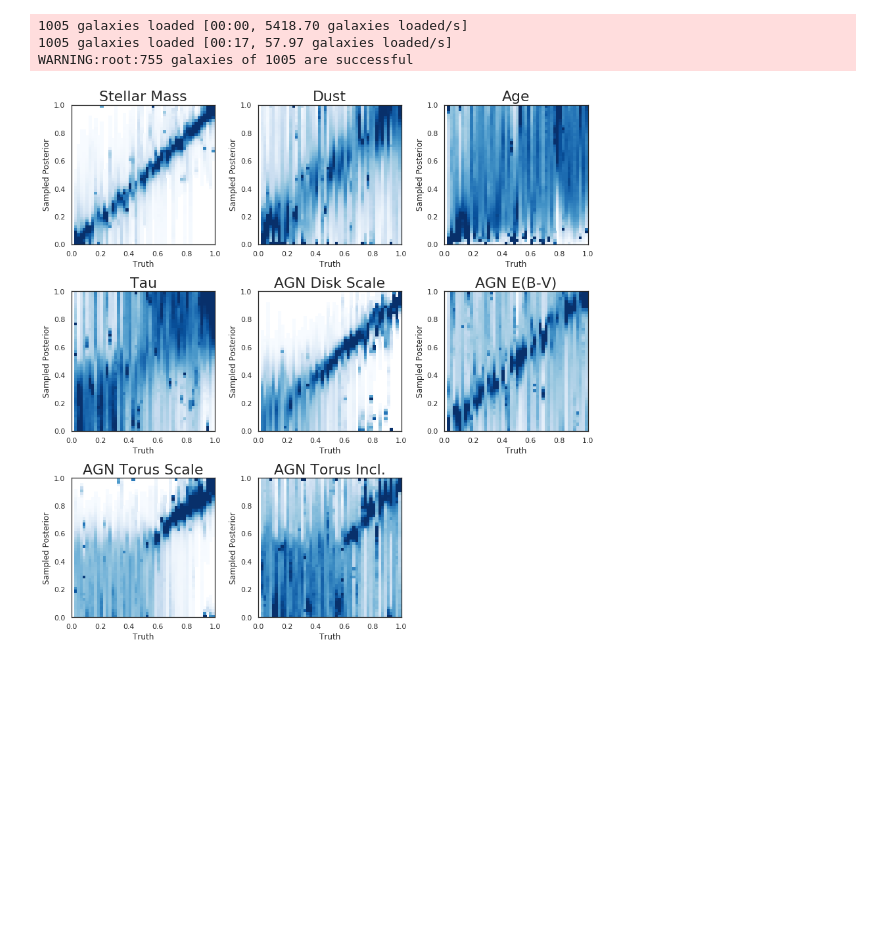
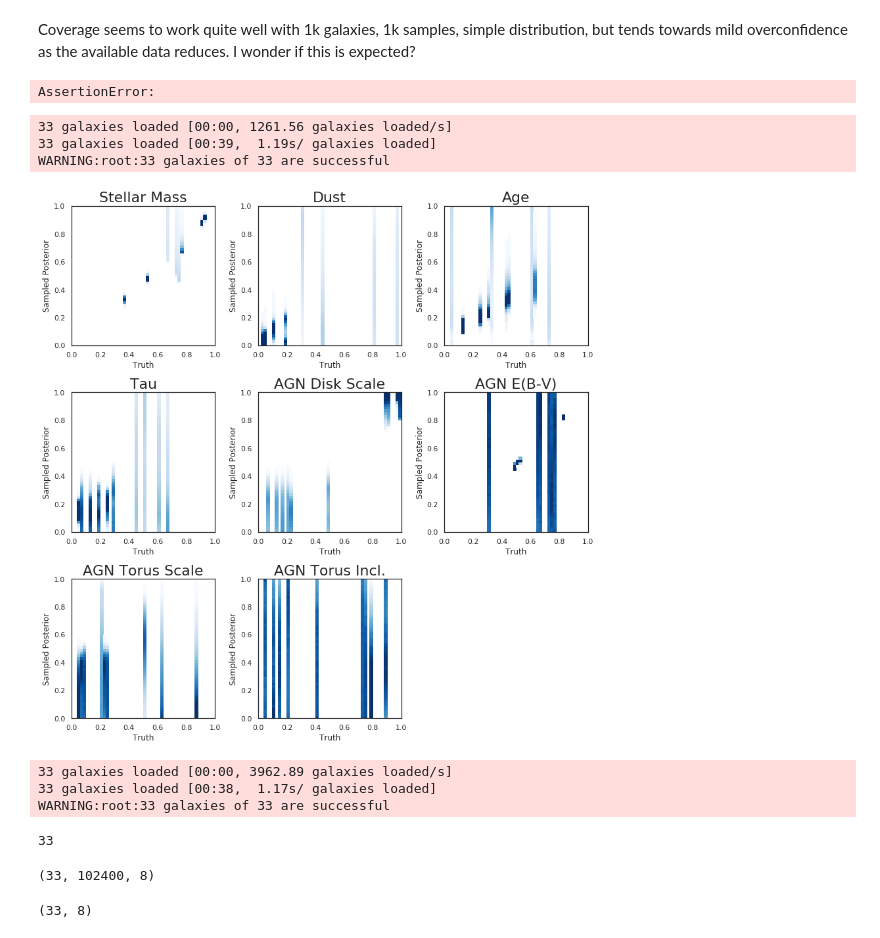
Before and after one commit to mwalmsley/agnfinder, a Jupyter notebook: notebooks/inference/posterior_comparison.ipynb, the cells around one changed output. Saved outputs shown, nothing was run; the diff lists cells and outputs as text; code cells hidden in the pictures; blank space fills up the shorter version.

Commit message:
First calibration results!

```diff
--- a/notebooks/inference/posterior_comparison.ipynb
+++ b/notebooks/inference/posterior_comparison.ipynb
@@ -26,16 +177,20 @@ os.chdir('/home/walml/repos/agnfinder')
+# %% [markdown]
+Coverage seems to work quite well with 1k galaxies, 1k samples, simple distribution, but tends towards mild overconfidence as the available data reduces. I wonder if this is expected?
+# %%
+assert False
+# %% [output]
+AssertionError:
 # %%
-
-# save_dir = 'results/emulated_sampling/real'
-# save_dir = '/media/walml/beta/agnfinder_results/euclid_med_real_unc_fixed_z'
-save_dir = 'results/emulated_sampling/30k_burnin'
+save_dir = 'results/emulated_sampling/latest_emcee_5000_10000_1_optimised'
+# save_dir = 'results/emulated_sampling/latest_hmc_1000_12800_32_optimised_metric_by_chain'
 
 all_galaxy_locs = glob.glob(save_dir + '/galaxy*.h5')
 assert all_galaxy_locs
 # %%
-fig, axes = parameter_recovery.main(save_dir, min_acceptance=0.6, max_redshift=1.)
+fig, axes = parameter_recovery.main(save_dir, use_filter=False, max_redshift=4.)
 # %% [output]
-1005 galaxies loaded [00:00, 5418.70 galaxies loaded/s]
-1005 galaxies loaded [00:17, 57.97 galaxies loaded/s]
-WARNING:root:755 galaxies of 1005 are successful
+33 galaxies loaded [00:00, 1261.56 galaxies loaded/s]
+33 galaxies loaded [00:39,  1.19s/ galaxies loaded]
+WARNING:root:33 galaxies of 33 are successful
-[figure, old version]
+[figure, new version]
 # %%
@@ -44,2 +198,15 @@ max_redshift = 1.0
 n_param_bins = 50
 n_posterior_bins = 50  # or will have to remake marginals
+# %%
+params, marginals, true_params, samples = parameter_recovery.load_samples(save_dir, False, max_redshift)
+len(samples)
+# %% [output]
+33 galaxies loaded [00:00, 3962.89 galaxies loaded/s]
+33 galaxies loaded [00:38,  1.17s/ galaxies loaded]
+WARNING:root:33 galaxies of 33 are successful
+33
+# %%
+posteriors_all_params = np.array(samples).reshape(len(samples), -1, 8)  # only 512 samples per chain, for this - that's not right!
+posteriors_all_params.shape
+# %% [output]
+(33, 102400, 8)
@@ -45,0 +215,5 @@ n_posterior_bins = 50  # or will have to remake marginals
+# %%
+true_params.shape
+# 19 by 8??
+# %% [output]
+(33, 8)
```
Also changed, not shown: parts of 40 cells of this notebook, 1 other file.
